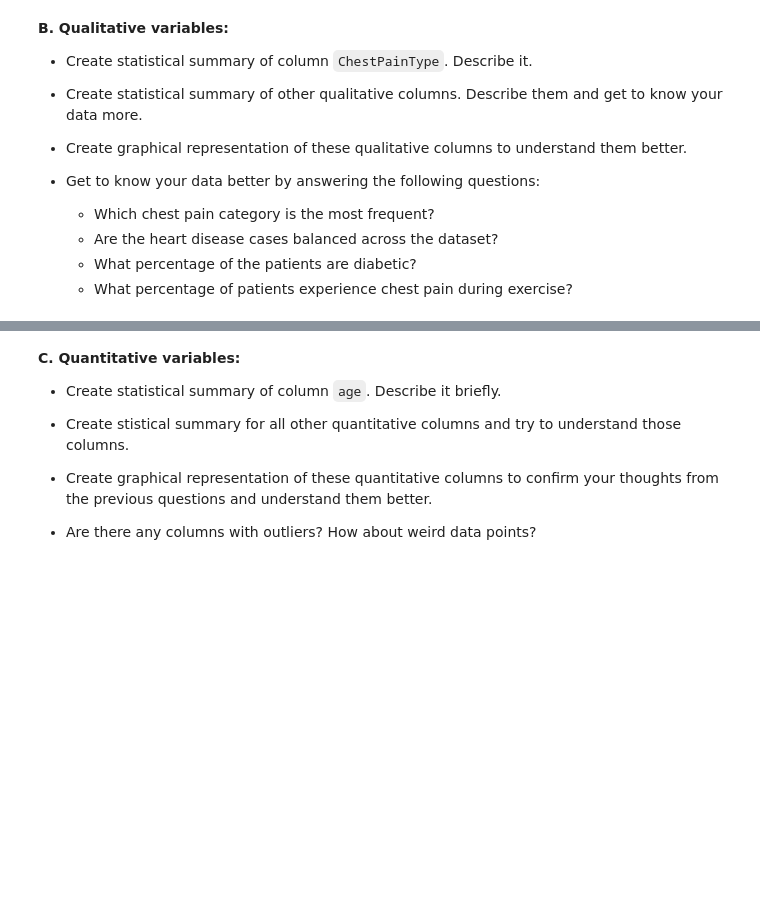
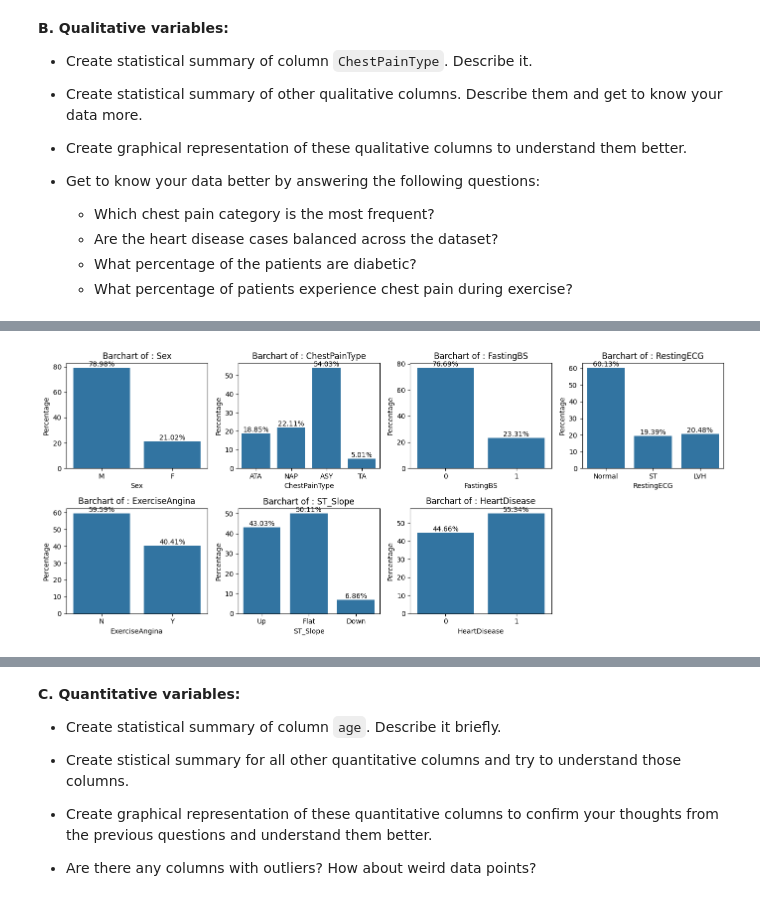
Before and after one commit to Superkai017/Data-Analysis1-Aupp-INF-604-, a Jupyter notebook: W2/Art_Oudom_TP2.ipynb, the cells around one changed output, grey strips where cells are left out. Cells and saved outputs as stored; diff of their text form; code cells hidden in the pictures; blank space fills up the shorter version.

```diff
--- a/W2/Art_Oudom_TP2.ipynb
+++ b/W2/Art_Oudom_TP2.ipynb
@@ -51,0 +78,3 @@ Using Colab cache for faster access to the 'heart-failure-prediction' dataset.
+# %%
+Qualitative_data = df.select_dtypes(include=['object'])
+Qualitative_data.columns
@@ -65,0 +146,21 @@ Using Colab cache for faster access to the 'heart-failure-prediction' dataset.
+# %%
+n_cols = len(Qualitative_data.columns)
+ncols = 4
+nrows = -(-n_cols // ncols)   # ceiling division: derive the grid from the data, so it never leaves stray panels
+fig , axes = plt.subplots(nrows, ncols, figsize=(14, 6))
+axes = axes.flatten()         # flat indexing is easier to read than axes[i//4, i%4]
+for i,col in enumerate(Qualitative_data.columns):
+  sns.countplot( df,
+              x=col,
+              ax=axes[i],
+              stat = 'percent',
+       )
+  axes[i].set_title(f'Barchart of : {col}')
+  axes[i].set_xlabel(col)
+  axes[i].set_ylabel('Percentage')
+  axes[i].bar_label(axes[i].containers[0], fmt='%.2f%%')
+for j in range(n_cols, len(axes)):   # 7 columns in a 2x4 grid leaves 1 frame over - remove it
+  fig.delaxes(axes[j])
+plt.tight_layout()
+# %% [output]
+[figure, added]
```
Also changed, not shown: parts of 20 cells of this notebook.
